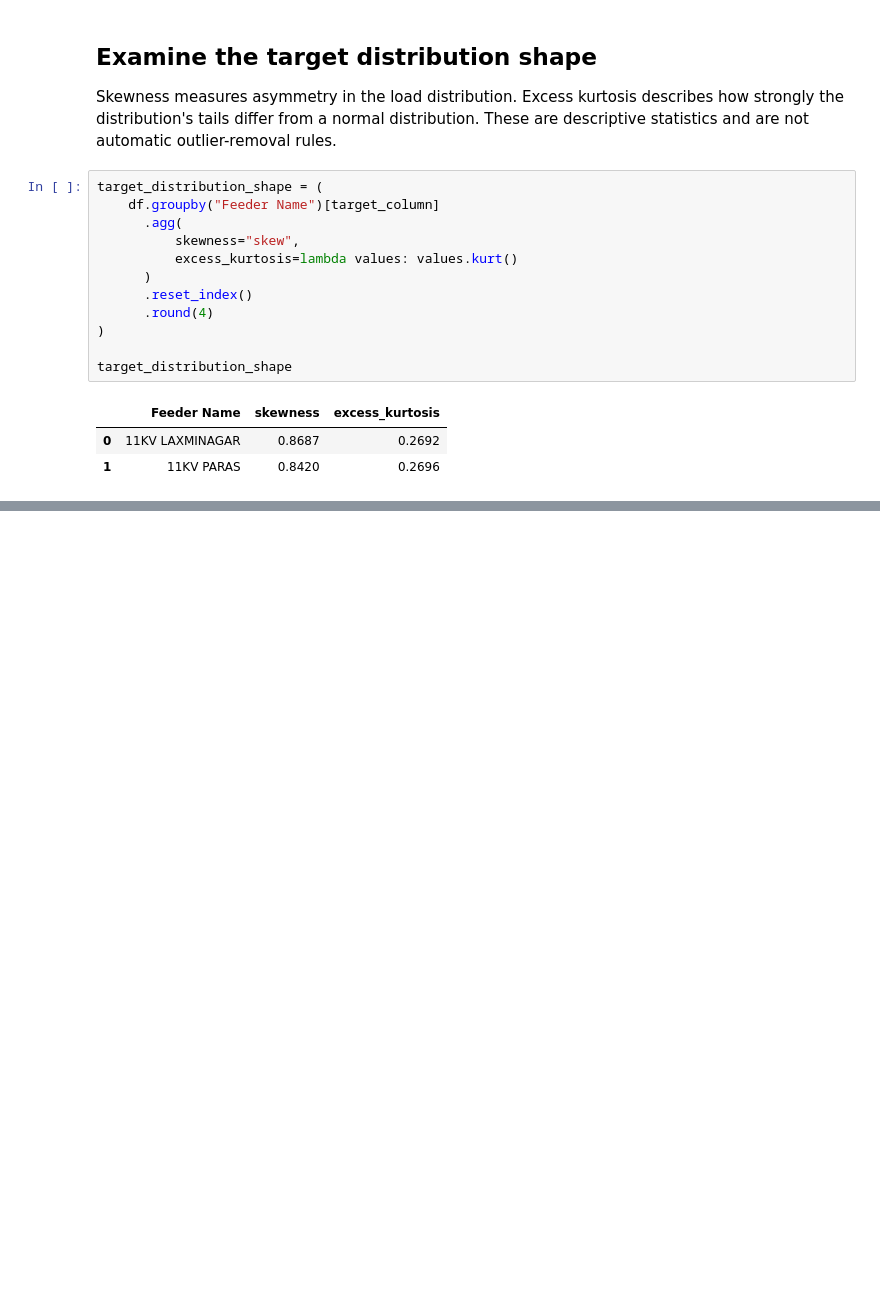
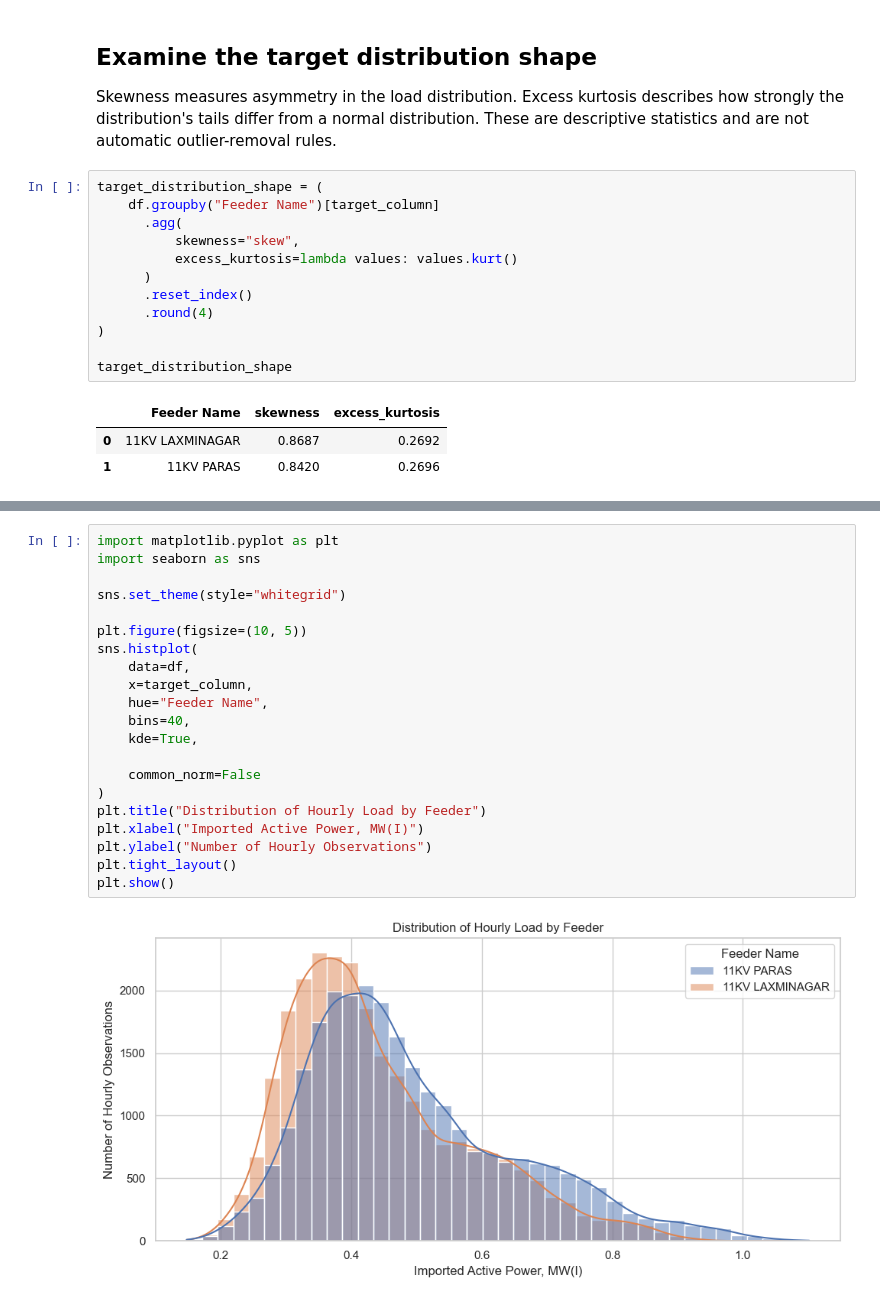
Before and after one commit to tejasstrivedi/MLDAProject, a Jupyter notebook: project.ipynb, the cells around one changed output, grey strips where cells are left out. Drawn from its saved outputs; the diff is of its cells as text; blank space fills up the shorter version.

Commit message:
Add external data and notebook analysis

```diff
--- a/project.ipynb
+++ b/project.ipynb
@@ -512,0 +549,23 @@ target_distribution_shape
+# %%
+import matplotlib.pyplot as plt
+import seaborn as sns
+
+sns.set_theme(style="whitegrid")
+
+plt.figure(figsize=(10, 5))
+sns.histplot(
+    data=df,
+    x=target_column,
+    hue="Feeder Name",
+    bins=40,
+    kde=True,
+
+    common_norm=False
+)
+plt.title("Distribution of Hourly Load by Feeder")
+plt.xlabel("Imported Active Power, MW(I)")
+plt.ylabel("Number of Hourly Observations")
+plt.tight_layout()
+plt.show()
+# %% [output]
+[figure, added]
```
Also changed, not shown: parts of 43 cells of this notebook, 6 other files.
